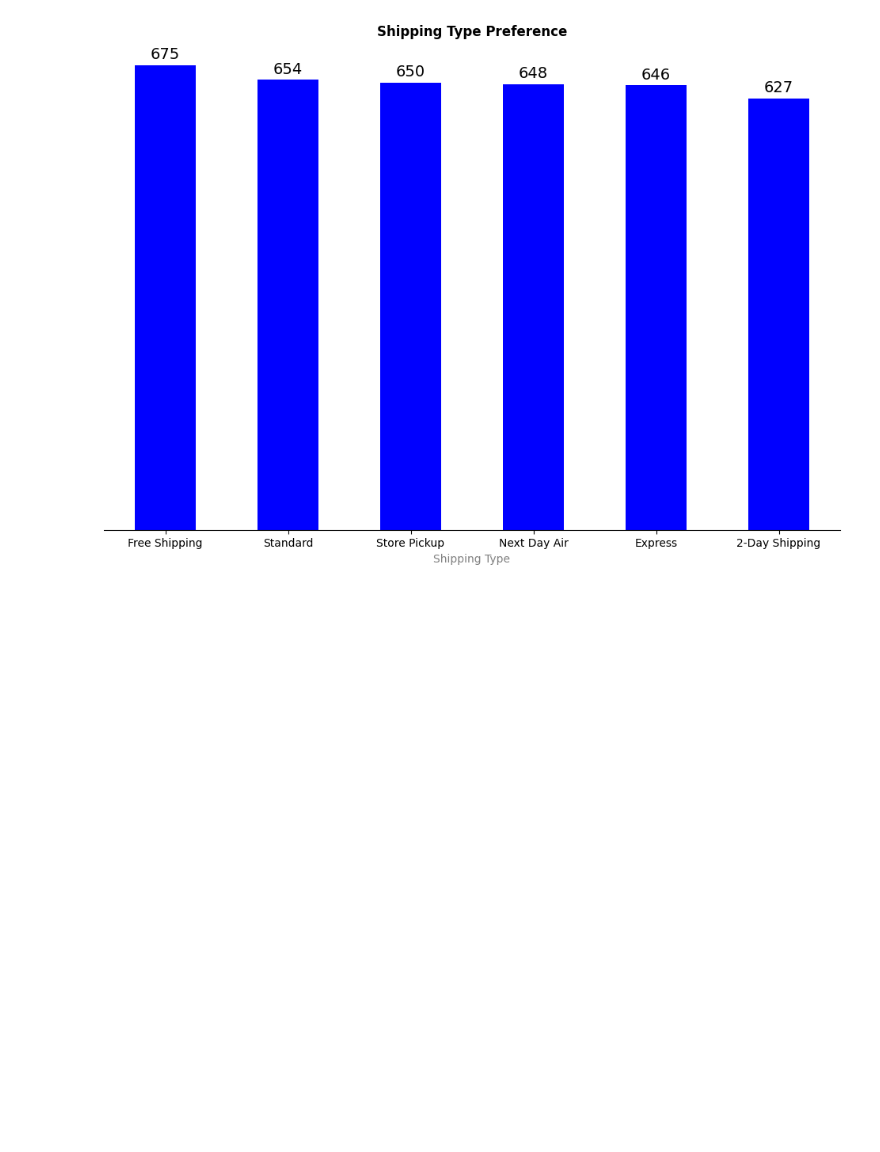
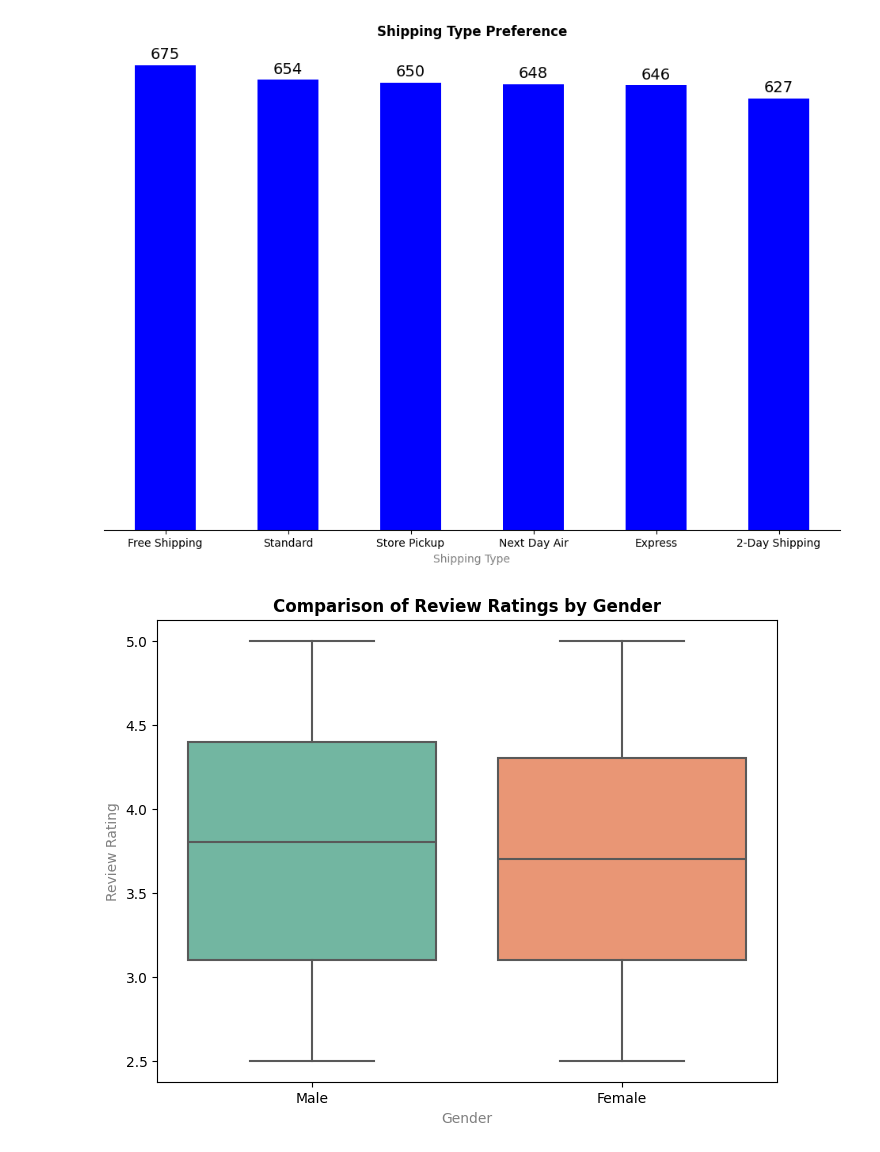
Before and after one commit to Murega14/customer_shopping_trends, a Jupyter notebook: index.ipynb, the cells around one changed output. Saved outputs shown, nothing was run; the diff lists cells and outputs as text; code cells hidden in the pictures; blank space fills up the shorter version.

```diff
--- a/index.ipynb
+++ b/index.ipynb
@@ -308,3 +308,16 @@ for bar in ax.patches:
 plt.show()
 # %% [output]
 [figure]
+# %%
+# Creating the boxplot
+plt.figure(figsize=(8, 6))
+sns.boxplot(x='Gender', y='Review Rating', data=df, palette='Set2')
+
+# Customizing the plot
+plt.title('Comparison of Review Ratings by Gender', fontweight='bold')
+plt.xlabel('Gender', color='gray')
+plt.ylabel('Review Rating', color='gray')
+
+plt.show()
+# %% [output]
+[figure, added]
```
Also changed, not shown: parts of 1 cell of this notebook.
